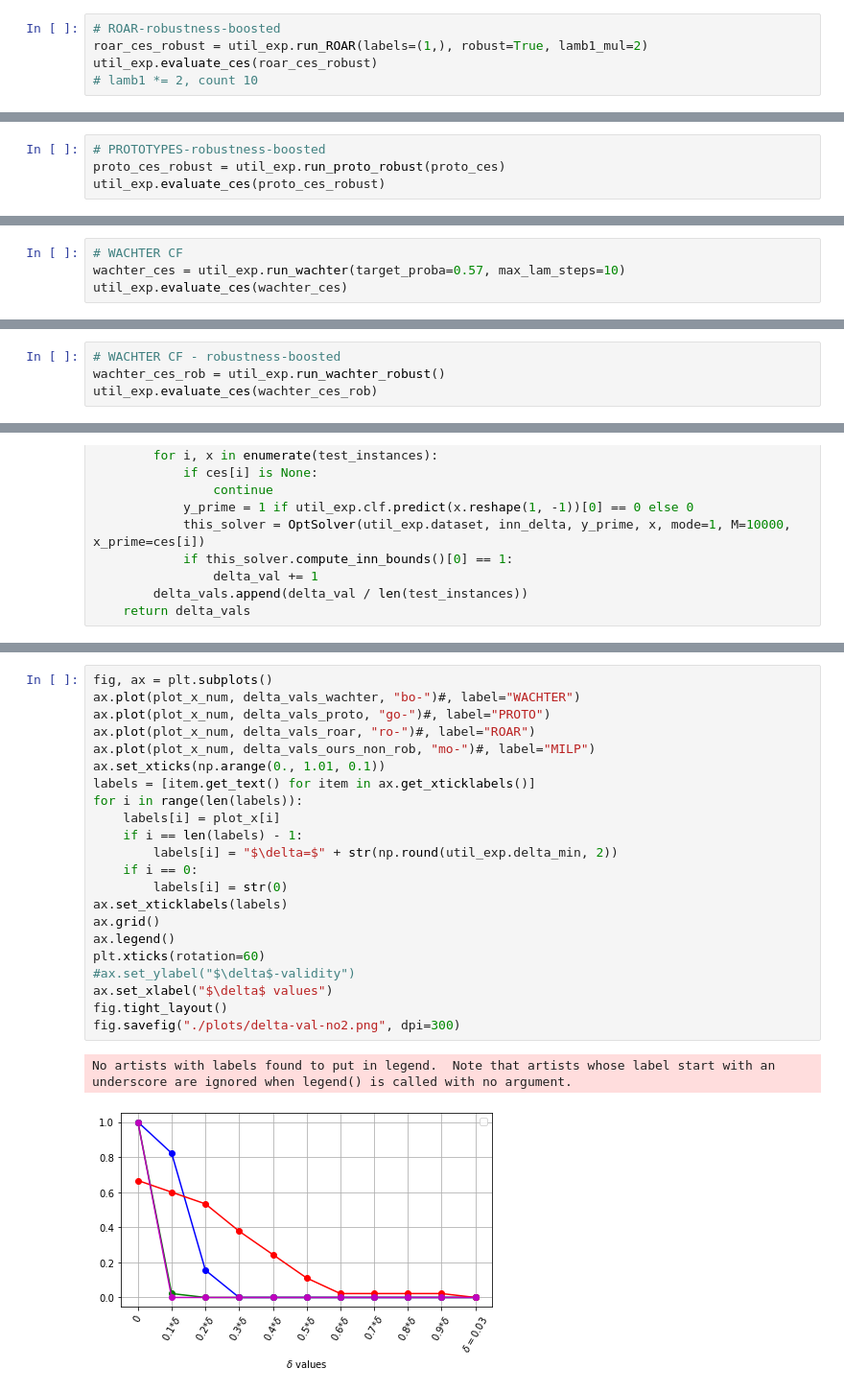
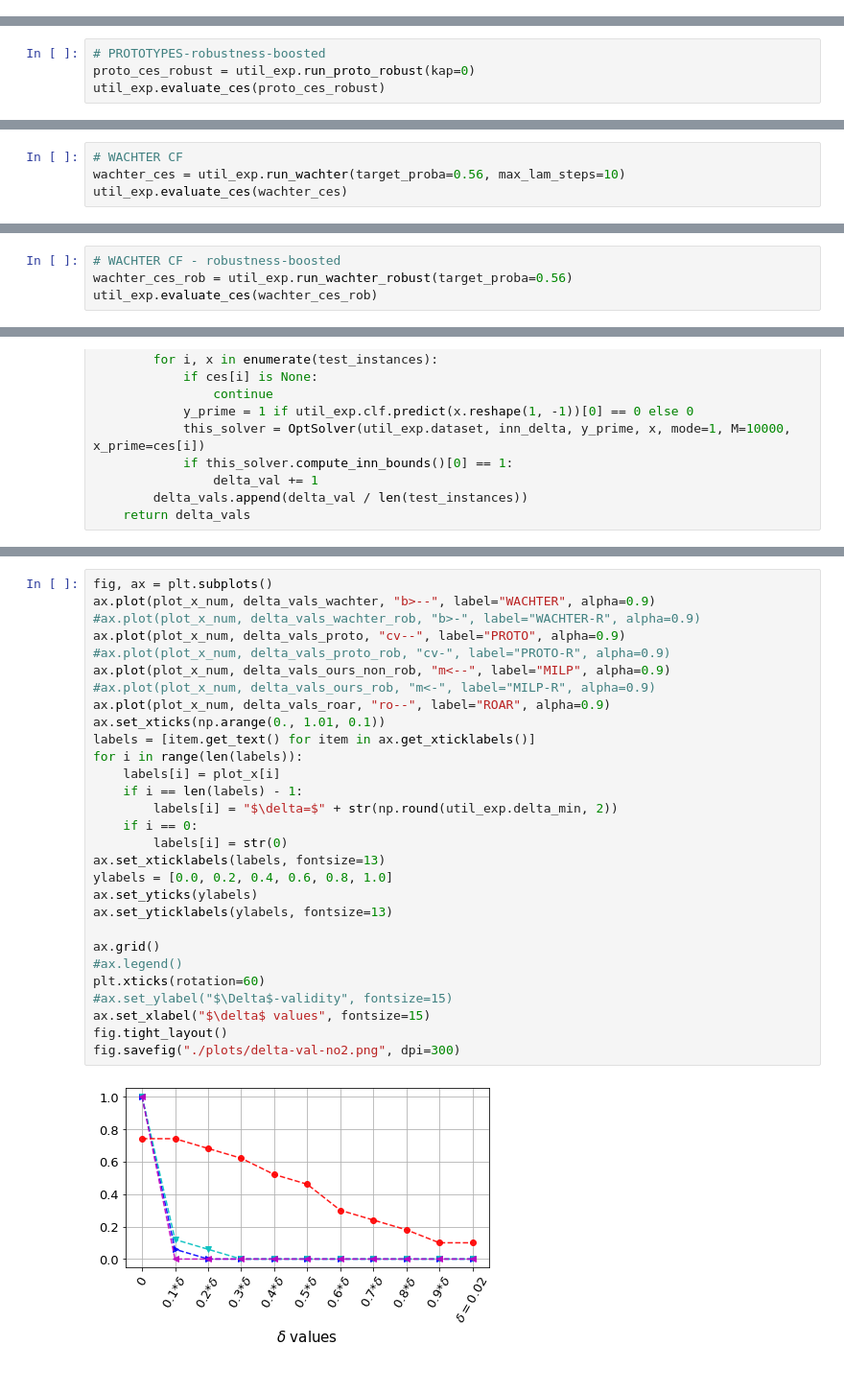
Before and after one commit to junqi-jiang/robust-ce-inn, a Jupyter notebook: expnns/no2.ipynb, the cells around one changed output, grey strips where cells are left out. Shown at 96% size. Drawn from its saved outputs; the diff is of its cells as text.

```diff
--- a/expnns/no2.ipynb
+++ b/expnns/no2.ipynb
@@ -329,5 +263,0 @@ m2 validity: 0.8666666666666667
-# %%
-# ROAR-robustness-boosted
-roar_ces_robust = util_exp.run_ROAR(labels=(1,), robust=True, lamb1_mul=2)
-util_exp.evaluate_ces(roar_ces_robust)
-# lamb1 *= 2, count 10
@@ -357,6 +284,6 @@ m2 validity: 1.0
 # %%
 # PROTOTYPES-robustness-boosted
-proto_ces_robust = util_exp.run_proto_robust(proto_ces)
+proto_ces_robust = util_exp.run_proto_robust(kap=0)
 util_exp.evaluate_ces(proto_ces_robust)
 # %% [output]
 No encoder specified. Using k-d trees to represent class prototypes.
@@ -387,5 +317,5 @@ m2 validity: 1.0
 # %%
 # WACHTER CF
-wachter_ces = util_exp.run_wachter(target_proba=0.57, max_lam_steps=10)
+wachter_ces = util_exp.run_wachter(target_proba=0.56, max_lam_steps=10)
 util_exp.evaluate_ces(wachter_ces)
 # %% [output]
@@ -400,5 +333,5 @@ m2 validity: 1.0
 # %%
 # WACHTER CF - robustness-boosted
-wachter_ces_rob = util_exp.run_wachter_robust()
+wachter_ces_rob = util_exp.run_wachter_robust(target_proba=0.56)
 util_exp.evaluate_ces(wachter_ces_rob)
 # %% [output]
@@ -454,25 +394,31 @@ plot_x_num = np.round(np.arange(0, 1.00001, 0.1), 1)
 # %%
 fig, ax = plt.subplots()
-ax.plot(plot_x_num, delta_vals_wachter, "bo-")#, label="WACHTER")
-ax.plot(plot_x_num, delta_vals_proto, "go-")#, label="PROTO")
-ax.plot(plot_x_num, delta_vals_roar, "ro-")#, label="ROAR")
-ax.plot(plot_x_num, delta_vals_ours_non_rob, "mo-")#, label="MILP")
+ax.plot(plot_x_num, delta_vals_wachter, "b>--", label="WACHTER", alpha=0.9)
+#ax.plot(plot_x_num, delta_vals_wachter_rob, "b>-", label="WACHTER-R", alpha=0.9)
+ax.plot(plot_x_num, delta_vals_proto, "cv--", label="PROTO", alpha=0.9)
+#ax.plot(plot_x_num, delta_vals_proto_rob, "cv-", label="PROTO-R", alpha=0.9)
+ax.plot(plot_x_num, delta_vals_ours_non_rob, "m<--", label="MILP", alpha=0.9)
+#ax.plot(plot_x_num, delta_vals_ours_rob, "m<-", label="MILP-R", alpha=0.9)
+ax.plot(plot_x_num, delta_vals_roar, "ro--", label="ROAR", alpha=0.9)
 ax.set_xticks(np.arange(0., 1.01, 0.1))
 labels = [item.get_text() for item in ax.get_xticklabels()]
 for i in range(len(labels)):
     labels[i] = plot_x[i]
     if i == len(labels) - 1:
         labels[i] = "$\delta=$" + str(np.round(util_exp.delta_min, 2))
     if i == 0:
         labels[i] = str(0)
-ax.set_xticklabels(labels)
+ax.set_xticklabels(labels, fontsize=13)
+ylabels = [0.0, 0.2, 0.4, 0.6, 0.8, 1.0]
+ax.set_yticks(ylabels)
+ax.set_yticklabels(ylabels, fontsize=13)
+
 ax.grid()
-ax.legend()
+#ax.legend()
 plt.xticks(rotation=60)
-#ax.set_ylabel("$\delta$-validity")
-ax.set_xlabel("$\delta$ values")
+#ax.set_ylabel("$\Delta$-validity", fontsize=15)
+ax.set_xlabel("$\delta$ values", fontsize=15)
 fig.tight_layout()
 fig.savefig("./plots/delta-val-no2.png", dpi=300)
 # %% [output]
-No artists with labels found to put in legend.  Note that artists whose label start with an underscore are ignored when legend() is called with no argument.
-[figure, old version]
+[figure, new version]
```
Also changed, not shown: parts of 32 cells of this notebook, 51 other files.
